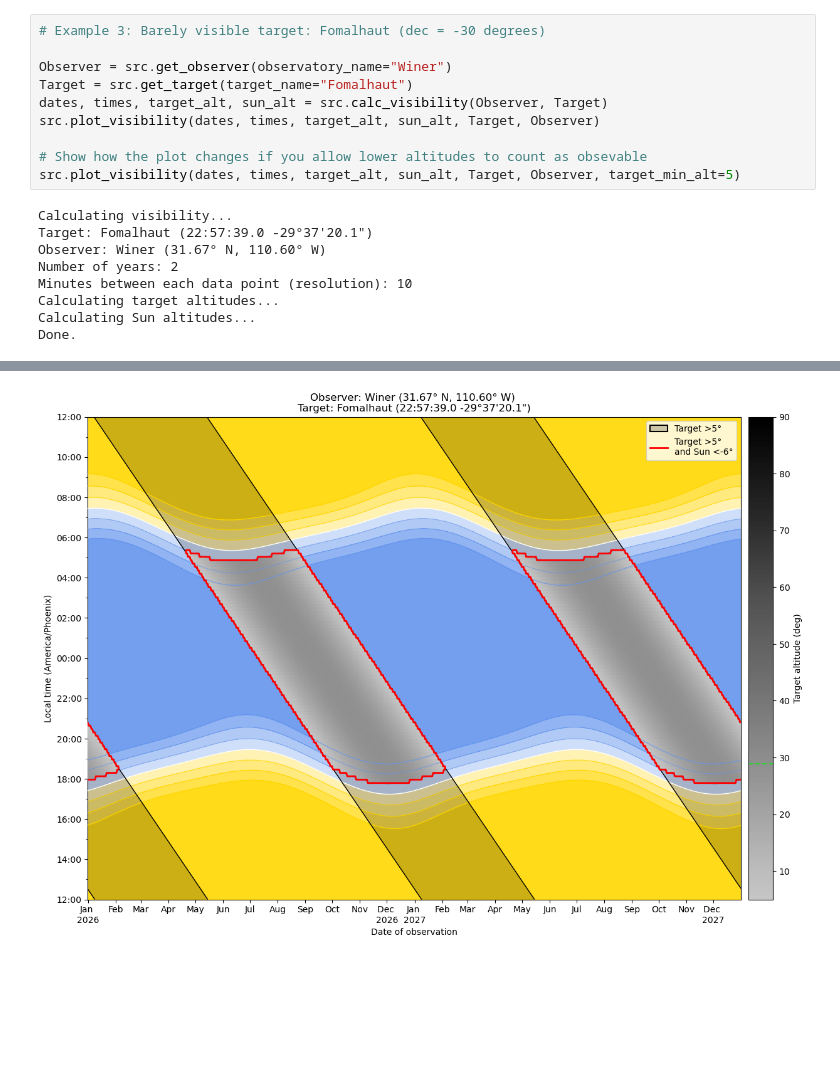
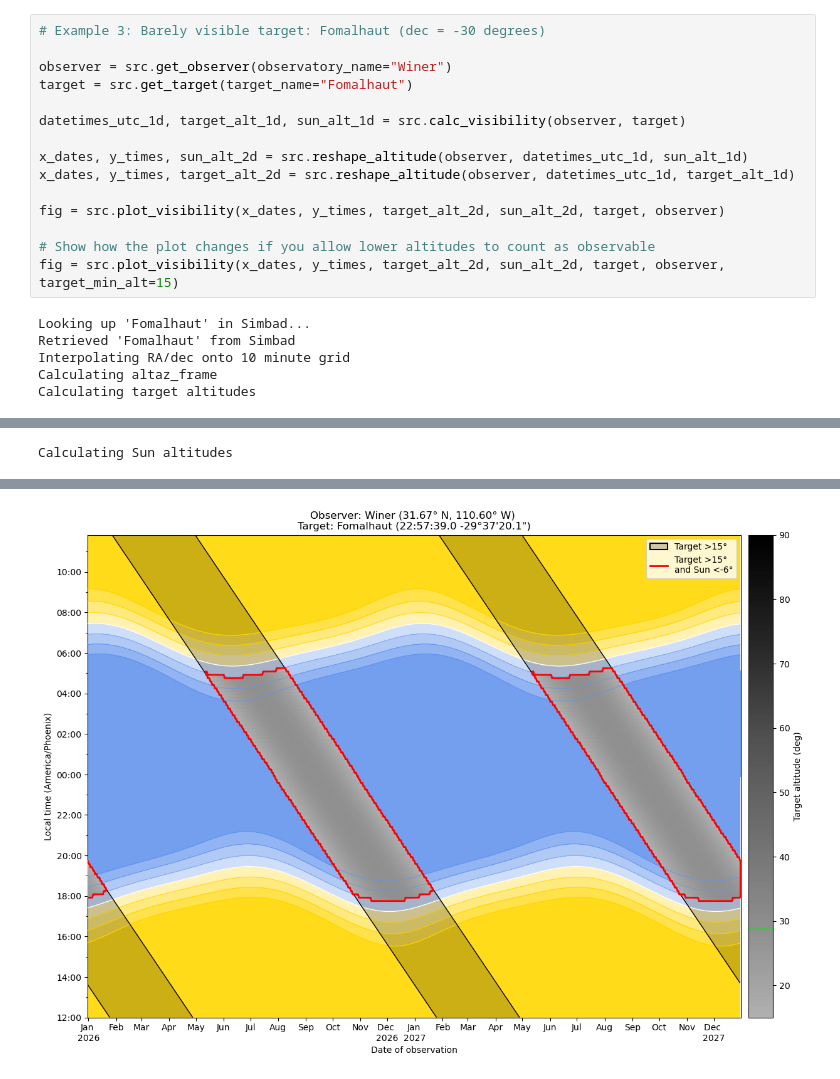
Before and after one commit to johnmomberg/Visibility_Planner, a Jupyter notebook: examples.ipynb, the cells around one changed output, grey strips where cells are left out. Cells and saved outputs as stored; diff of their text form; blank space fills up the shorter version.

```diff
--- a/examples.ipynb
+++ b/examples.ipynb
@@ -41,19 +42,21 @@ Done.
 # %%
 # Example 3: Barely visible target: Fomalhaut (dec = -30 degrees)
 
-Observer = src.get_observer(observatory_name="Winer")
-Target = src.get_target(target_name="Fomalhaut")
-dates, times, target_alt, sun_alt = src.calc_visibility(Observer, Target)
-src.plot_visibility(dates, times, target_alt, sun_alt, Target, Observer)
+observer = src.get_observer(observatory_name="Winer")
+target = src.get_target(target_name="Fomalhaut")
 
-# Show how the plot changes if you allow lower altitudes to count as obsevable
-src.plot_visibility(dates, times, target_alt, sun_alt, Target, Observer, target_min_alt=5)
+datetimes_utc_1d, target_alt_1d, sun_alt_1d = src.calc_visibility(observer, target)
+
+x_dates, y_times, sun_alt_2d = src.reshape_altitude(observer, datetimes_utc_1d, sun_alt_1d)
+x_dates, y_times, target_alt_2d = src.reshape_altitude(observer, datetimes_utc_1d, target_alt_1d)
+
+fig = src.plot_visibility(x_dates, y_times, target_alt_2d, sun_alt_2d, target, observer)
+
+# Show how the plot changes if you allow lower altitudes to count as observable
+fig = src.plot_visibility(x_dates, y_times, target_alt_2d, sun_alt_2d, target, observer, target_min_alt=15)
 # %% [output]
-Calculating visibility...
-Target: Fomalhaut (22:57:39.0 -29°37'20.1")
-Observer: Winer (31.67° N, 110.60° W)
-Number of years: 2
-Minutes between each data point (resolution): 10
-Calculating target altitudes...
-Calculating Sun altitudes...
-Done.
+Looking up 'Fomalhaut' in Simbad...
+Retrieved 'Fomalhaut' from Simbad
+Interpolating RA/dec onto 10 minute grid
+Calculating altaz_frame
+Calculating target altitudes
@@ -59,0 +64 @@ Done.
+Calculating Sun altitudes
@@ -61,4 +66,4 @@ Done.
-[figure, old version]
+[figure, new version]
 # %%
 # Example 4: Summer star: Altair
 
```
Also changed, not shown: parts of 14 cells of this notebook, 4 other files.
